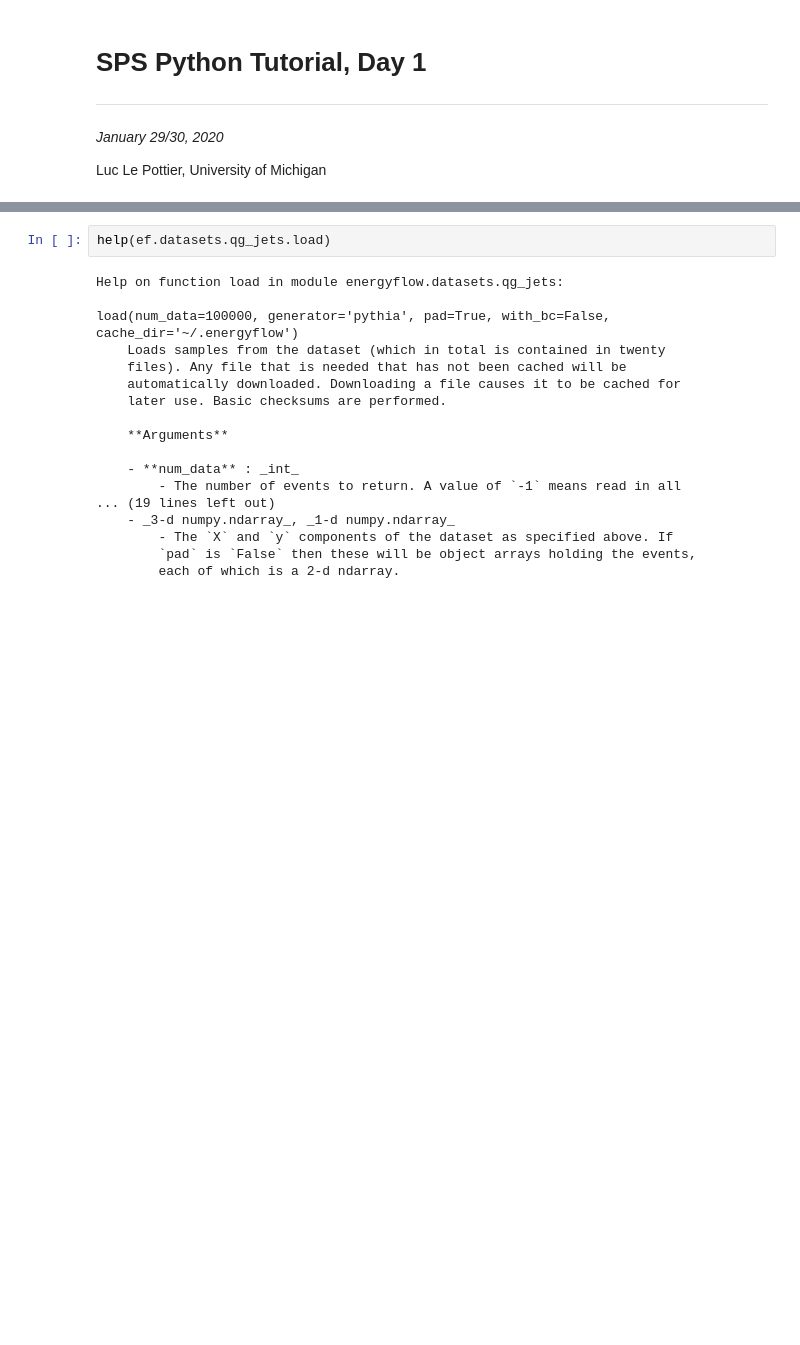
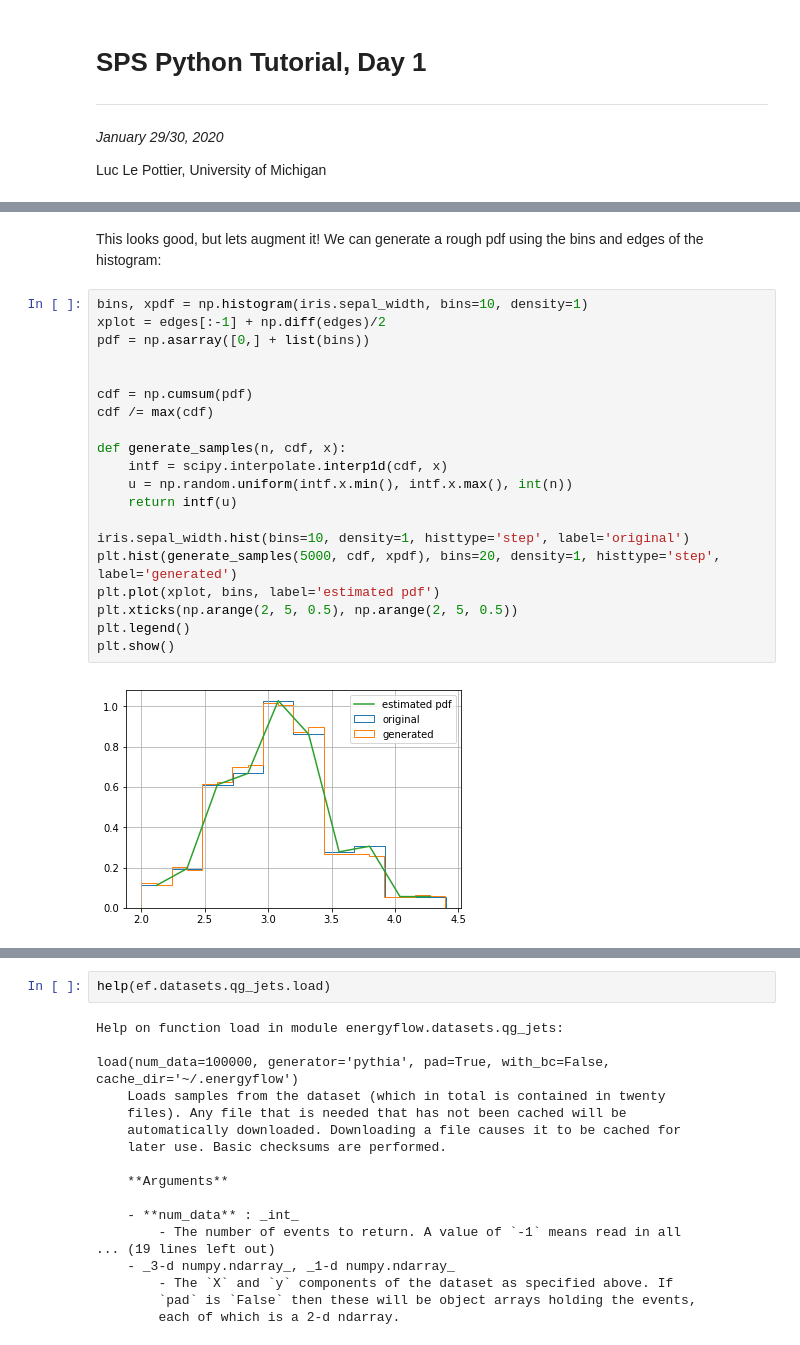
Before and after one commit to luclepot/SPS_ml_tutorial, a Jupyter notebook: day1/3_visualizations.ipynb, the cells around one changed output, grey strips where cells are left out. Saved outputs shown, nothing was run; the diff lists cells and outputs as text; blank space fills up the shorter version.

```diff
--- a/day1/3_visualizations.ipynb
+++ b/day1/3_visualizations.ipynb
@@ -48,0 +111,24 @@ own_samples = genSamples(1E4)
+# %% [markdown]
+This looks good, but lets augment it! We can generate a rough pdf using the bins and edges of the histogram:
+# %%
+bins, xpdf = np.histogram(iris.sepal_width, bins=10, density=1)
+xplot = edges[:-1] + np.diff(edges)/2
+pdf = np.asarray([0,] + list(bins))
+
+
+cdf = np.cumsum(pdf)
+cdf /= max(cdf)
+
+def generate_samples(n, cdf, x):
+    intf = scipy.interpolate.interp1d(cdf, x)
+    u = np.random.uniform(intf.x.min(), intf.x.max(), int(n))
+    return intf(u)
+
+iris.sepal_width.hist(bins=10, density=1, histtype='step', label='original')
+plt.hist(generate_samples(5000, cdf, xpdf), bins=20, density=1, histtype='step', label='generated')
+plt.plot(xplot, bins, label='estimated pdf')
+plt.xticks(np.arange(2, 5, 0.5), np.arange(2, 5, 0.5))
+plt.legend()
+plt.show()
+# %% [output]
+[figure, added]
```
Also changed, not shown: parts of 21 cells of this notebook, 1 other file.
